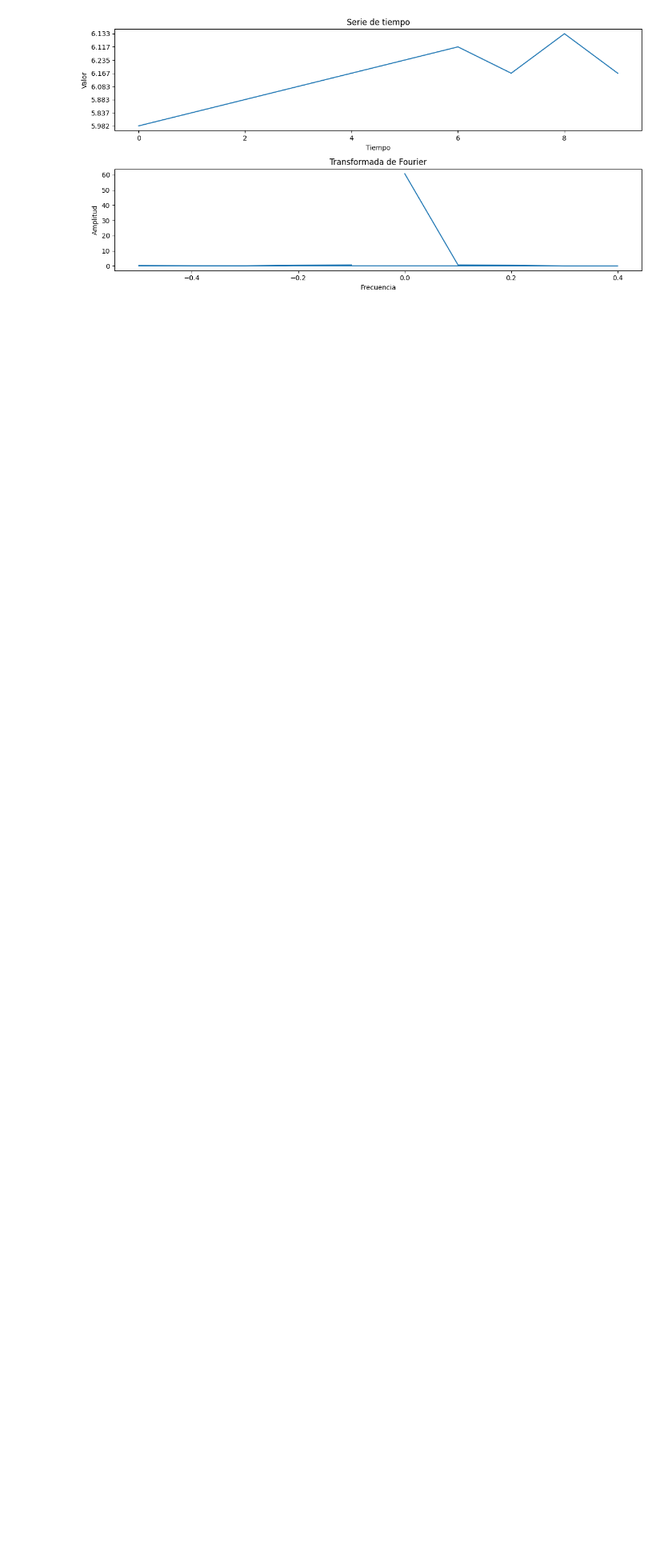
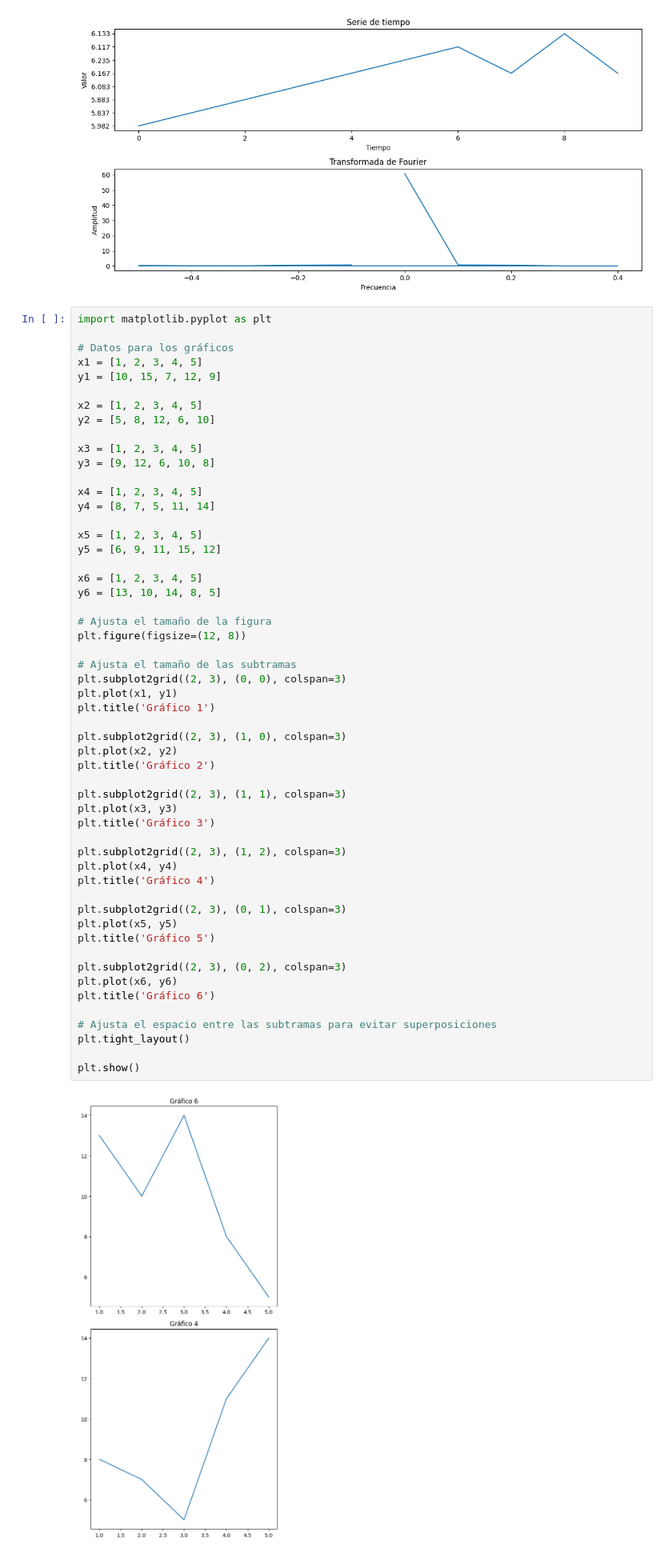
Before and after one commit to MiguelAngelLiera/Stock_Exchange_NN_PP, a Jupyter notebook: src/pruebas.ipynb, the cells around one changed output. Shown at 80% size. Drawn from its saved outputs; the diff is of its cells as text; blank space fills up the shorter version.

```diff
--- a/src/pruebas.ipynb
+++ b/src/pruebas.ipynb
@@ -50,6 +50,62 @@ plt.tight_layout()
 plt.show()
 # %% [output]
 [figure]
+# %%
+import matplotlib.pyplot as plt
+
+# Datos para los gráficos
+x1 = [1, 2, 3, 4, 5]
+y1 = [10, 15, 7, 12, 9]
+
+x2 = [1, 2, 3, 4, 5]
+y2 = [5, 8, 12, 6, 10]
+
+x3 = [1, 2, 3, 4, 5]
+y3 = [9, 12, 6, 10, 8]
+
+x4 = [1, 2, 3, 4, 5]
+y4 = [8, 7, 5, 11, 14]
+
+x5 = [1, 2, 3, 4, 5]
+y5 = [6, 9, 11, 15, 12]
+
+x6 = [1, 2, 3, 4, 5]
+y6 = [13, 10, 14, 8, 5]
+
+# Ajusta el tamaño de la figura
+plt.figure(figsize=(12, 8))
+
+# Ajusta el tamaño de las subtramas
+plt.subplot2grid((2, 3), (0, 0), colspan=3)
+plt.plot(x1, y1)
+plt.title('Gráfico 1')
+
+plt.subplot2grid((2, 3), (1, 0), colspan=3)
+plt.plot(x2, y2)
+plt.title('Gráfico 2')
+
+plt.subplot2grid((2, 3), (1, 1), colspan=3)
+plt.plot(x3, y3)
+plt.title('Gráfico 3')
+
+plt.subplot2grid((2, 3), (1, 2), colspan=3)
+plt.plot(x4, y4)
+plt.title('Gráfico 4')
+
+plt.subplot2grid((2, 3), (0, 1), colspan=3)
+plt.plot(x5, y5)
+plt.title('Gráfico 5')
+
+plt.subplot2grid((2, 3), (0, 2), colspan=3)
+plt.plot(x6, y6)
+plt.title('Gráfico 6')
+
+# Ajusta el espacio entre las subtramas para evitar superposiciones
+plt.tight_layout()
+
+plt.show()
+# %% [output]
+[figure, added]
 # %%
 print(cierre[:10])
 dft = np.fft.fft(cierre[:10])
```
Also changed, not shown: 6 other files.
